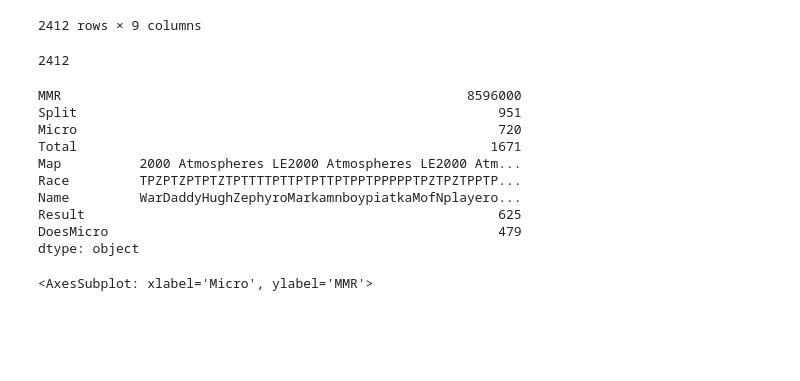
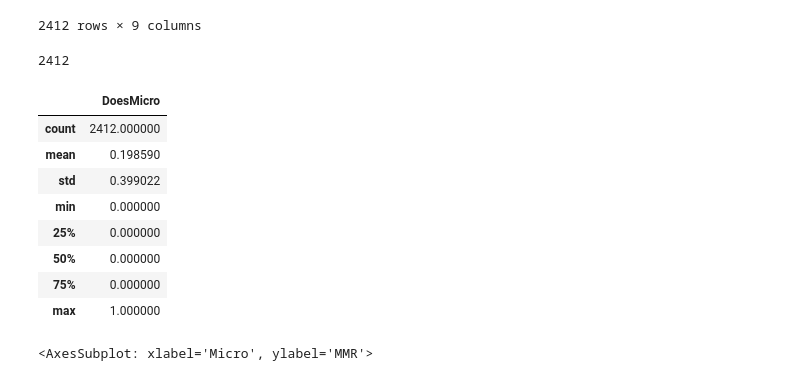
Before and after one commit to manuelseeger/sc2-ai-coach, a Jupyter notebook: Mineral Micro.ipynb, the cells around one changed output. Saved outputs shown, nothing was run; the diff lists cells and outputs as text; code cells hidden in the pictures; blank space fills up the shorter version.

```diff
--- a/Mineral Micro.ipynb
+++ b/Mineral Micro.ipynb
@@ -85,19 +85,18 @@ p
 # %%
 p.loc[p['Micro']> 0].sum()
 print(p.shape[0])
-p.sum()
+p.describe()
 # %% [output]
 2412
-MMR                                                    8596000
-Split                                                      951
-Micro                                                      720
-Total                                                     1671
-Map          2000 Atmospheres LE2000 Atmospheres LE2000 Atm...
-Race         TPZPTZPTPTZTPTTTTPTTPTPTTPTPPTPPPPPTPZTPZTPPTP...
-Name         WarDaddyHughZephyroMarkamnboypiatkaMofNplayero...
-Result                                                     625
-DoesMicro                                                  479
-dtype: object
+|  | DoesMicro |
+| count | 2412.000000 |
+| mean | 0.198590 |
+| std | 0.399022 |
+| min | 0.000000 |
+| 25% | 0.000000 |
+| 50% | 0.000000 |
+| 75% | 0.000000 |
+| max | 1.000000 |
 # %%
 p.plot(x='Micro', y='MMR', kind='scatter')
 # %% [output]
```
Also changed, not shown: parts of 9 cells of this notebook.
